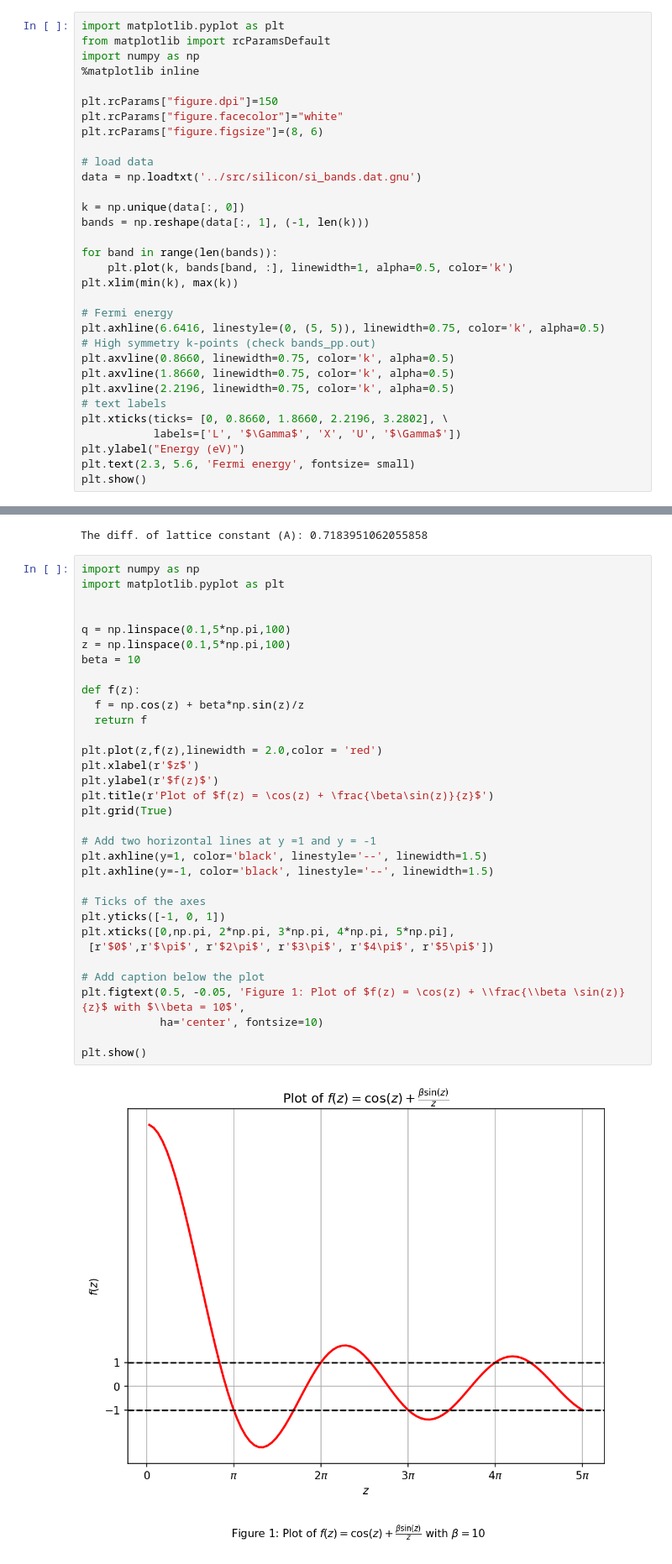
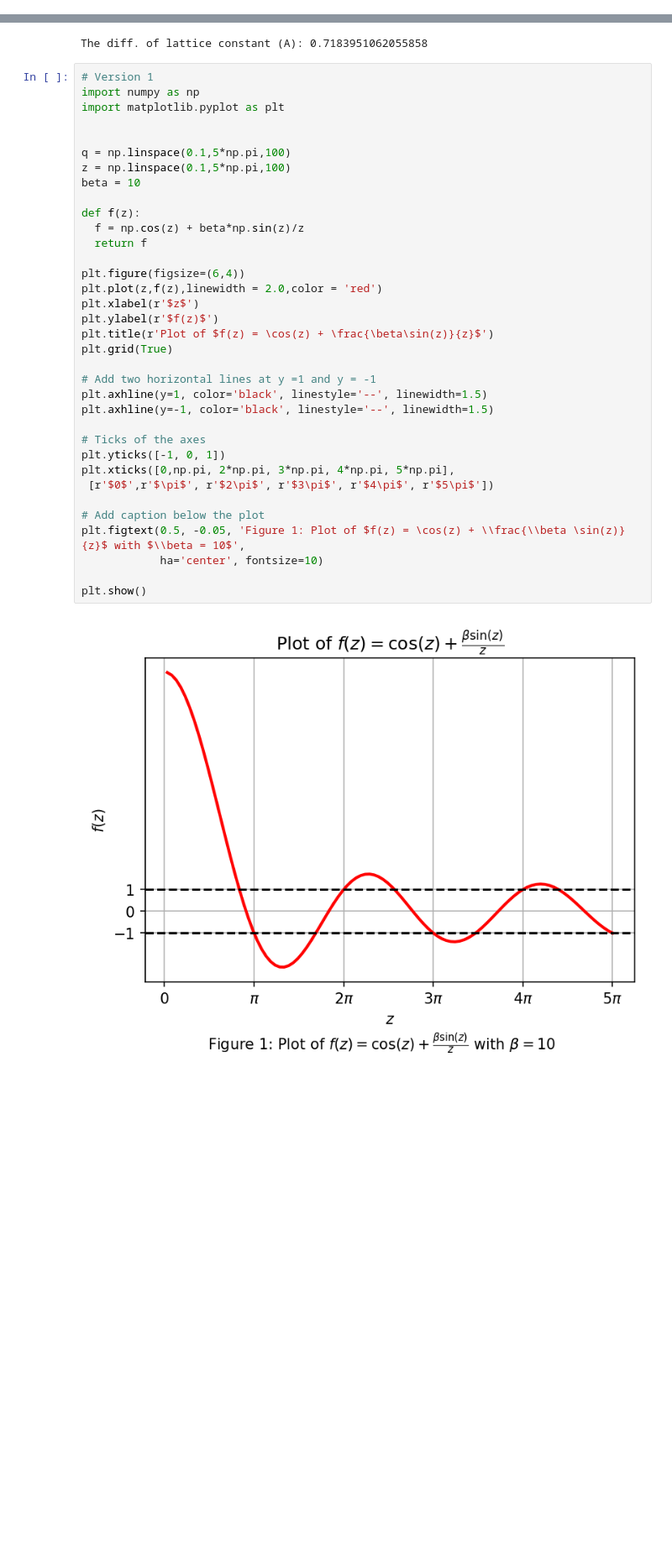
Before and after one commit to Arahman0i/SSP-Lab, a Jupyter notebook: SSP.ipynb, the cells around one changed output, grey strips where cells are left out. Shown at 84% size. Drawn from its saved outputs; the diff is of its cells as text; blank space fills up the shorter version.

Commit message:
Updated figure quality

```diff
--- a/SSP.ipynb
+++ b/SSP.ipynb
@@ -41,35 +41,3 @@ T_c=mcmillan(e_ph_const,mu_star,debye_temp)
 print(f"The Superconducting temperature {T_c:.2f} K")
 # %% [output]
 The Superconducting temperature 45.84 K
-# %%
-import matplotlib.pyplot as plt
-from matplotlib import rcParamsDefault
-import numpy as np
-%matplotlib inline
-
-plt.rcParams["figure.dpi"]=150
-plt.rcParams["figure.facecolor"]="white"
-plt.rcParams["figure.figsize"]=(8, 6)
-
-# load data
-data = np.loadtxt('../src/silicon/si_bands.dat.gnu')
-
-k = np.unique(data[:, 0])
-bands = np.reshape(data[:, 1], (-1, len(k)))
-
-for band in range(len(bands)):
-    plt.plot(k, bands[band, :], linewidth=1, alpha=0.5, color='k')
-plt.xlim(min(k), max(k))
-
-# Fermi energy
-plt.axhline(6.6416, linestyle=(0, (5, 5)), linewidth=0.75, color='k', alpha=0.5)
-# High symmetry k-points (check bands_pp.out)
-plt.axvline(0.8660, linewidth=0.75, color='k', alpha=0.5)
-plt.axvline(1.8660, linewidth=0.75, color='k', alpha=0.5)
-plt.axvline(2.2196, linewidth=0.75, color='k', alpha=0.5)
-# text labels
-plt.xticks(ticks= [0, 0.8660, 1.8660, 2.2196, 3.2802], \
-           labels=['L', '$\Gamma$', 'X', 'U', '$\Gamma$'])
-plt.ylabel("Energy (eV)")
-plt.text(2.3, 5.6, 'Fermi energy', fontsize= small)
-plt.show()
@@ -302,38 +268,40 @@ print("The diff. of lattice constant (A): "+str(x1-x2))
 # %% [output]
 The diff. of lattice constant (A): 0.7183951062055858
 # %%
+# Version 1
 import numpy as np
 import matplotlib.pyplot as plt
 
 
 q = np.linspace(0.1,5*np.pi,100)
 z = np.linspace(0.1,5*np.pi,100)
 beta = 10
 
 def f(z):
   f = np.cos(z) + beta*np.sin(z)/z
   return f
 
+plt.figure(figsize=(6,4))
 plt.plot(z,f(z),linewidth = 2.0,color = 'red')
 plt.xlabel(r'$z$')
 plt.ylabel(r'$f(z)$')
 plt.title(r'Plot of $f(z) = \cos(z) + \frac{\beta\sin(z)}{z}$')
 plt.grid(True)
 
 # Add two horizontal lines at y =1 and y = -1
 plt.axhline(y=1, color='black', linestyle='--', linewidth=1.5)
 plt.axhline(y=-1, color='black', linestyle='--', linewidth=1.5)
 
 # Ticks of the axes
 plt.yticks([-1, 0, 1])
 plt.xticks([0,np.pi, 2*np.pi, 3*np.pi, 4*np.pi, 5*np.pi],
  [r'$0$',r'$\pi$', r'$2\pi$', r'$3\pi$', r'$4\pi$', r'$5\pi$'])
 
 # Add caption below the plot
 plt.figtext(0.5, -0.05, 'Figure 1: Plot of $f(z) = \cos(z) + \\frac{\\beta \sin(z)}{z}$ with $\\beta = 10$',
             ha='center', fontsize=10)
 
 plt.show()
 # %% [output]
-[figure, old version]
+[figure, new version]
 # %%
```
Also changed, not shown: parts of 7 cells of this notebook.
